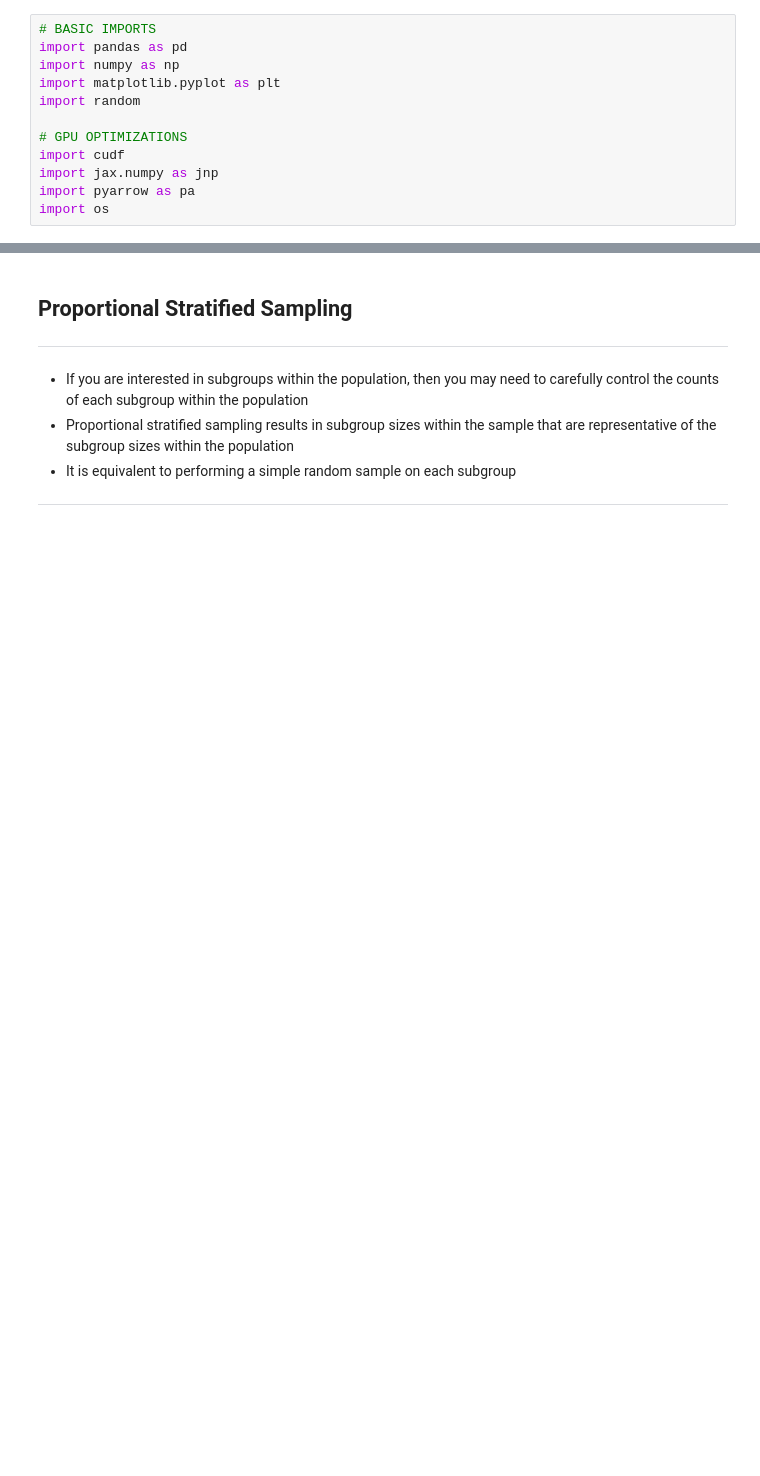
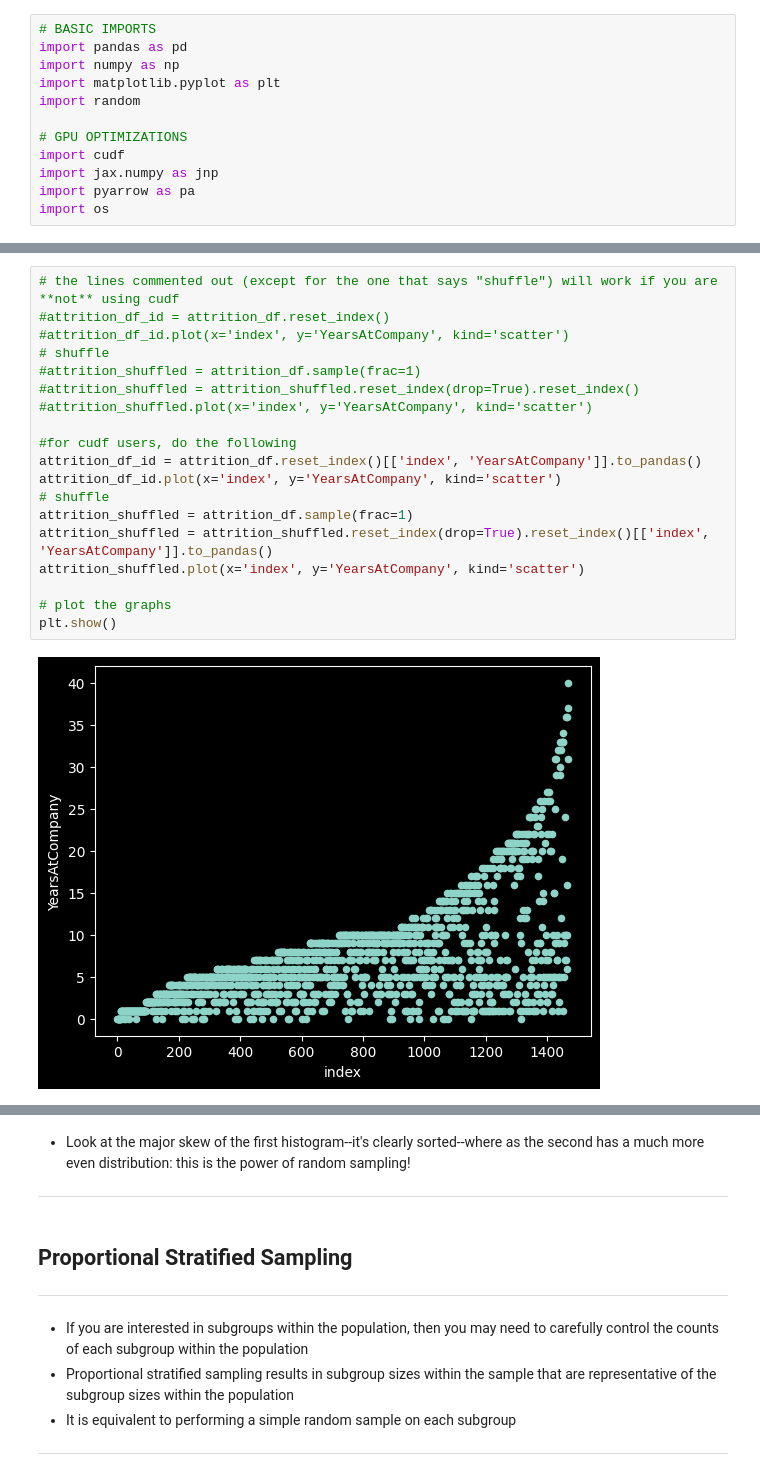
Before and after one commit to wanderduck/Python_DataScience_Examples, a Jupyter notebook: notebooks/sampling.ipynb, the cells around one changed output, grey strips where cells are left out. Saved outputs shown, nothing was run; the diff lists cells and outputs as text; blank space fills up the shorter version.

```diff
--- a/notebooks/sampling.ipynb
+++ b/notebooks/sampling.ipynb
@@ -18,0 +133,21 @@ attrition_df = cudf.read_parquet('~/000_Duckspace/Learning/DataScience/Python_Da
+# %%
+# the lines commented out (except for the one that says "shuffle") will work if you are **not** using cudf
+#attrition_df_id = attrition_df.reset_index()
+#attrition_df_id.plot(x='index', y='YearsAtCompany', kind='scatter')
+# shuffle
+#attrition_shuffled = attrition_df.sample(frac=1)
+#attrition_shuffled = attrition_shuffled.reset_index(drop=True).reset_index()
+#attrition_shuffled.plot(x='index', y='YearsAtCompany', kind='scatter')
+
+#for cudf users, do the following
+attrition_df_id = attrition_df.reset_index()[['index', 'YearsAtCompany']].to_pandas()
+attrition_df_id.plot(x='index', y='YearsAtCompany', kind='scatter')
+# shuffle
+attrition_shuffled = attrition_df.sample(frac=1)
+attrition_shuffled = attrition_shuffled.reset_index(drop=True).reset_index()[['index', 'YearsAtCompany']].to_pandas()
+attrition_shuffled.plot(x='index', y='YearsAtCompany', kind='scatter')
+
+# plot the graphs
+plt.show()
+# %% [output]
+[figure, added]
@@ -19,3 +155,6 @@ attrition_df = cudf.read_parquet('~/000_Duckspace/Learning/DataScience/Python_Da
+# %% [markdown]
+- Look at the major skew of the first histogram--it's clearly sorted--where as the second has a much more even distribution: this is the power of random sampling!
+---
 # %% [markdown]
 ## **Proportional Stratified Sampling**
 
```
Also changed, not shown: parts of 22 cells of this notebook, 11 other files.
